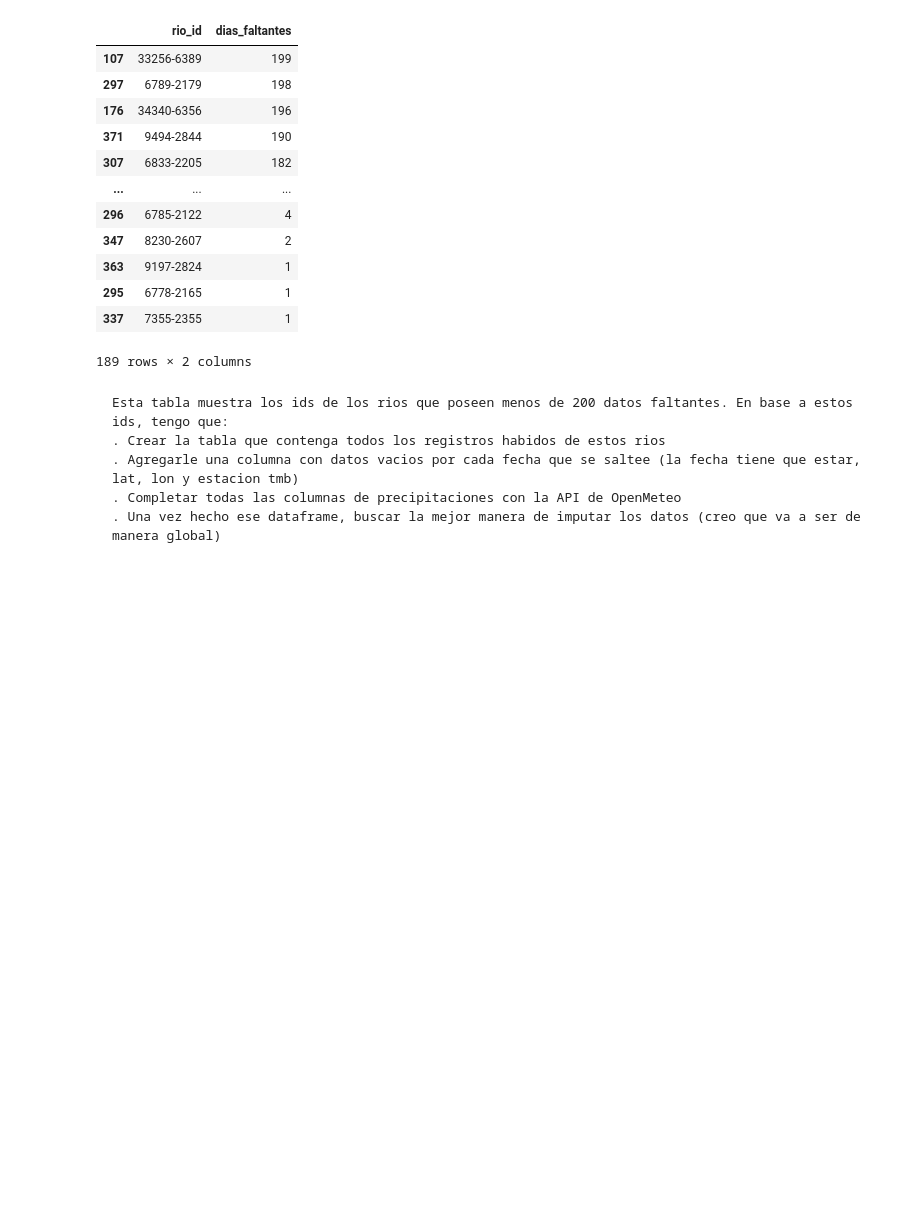
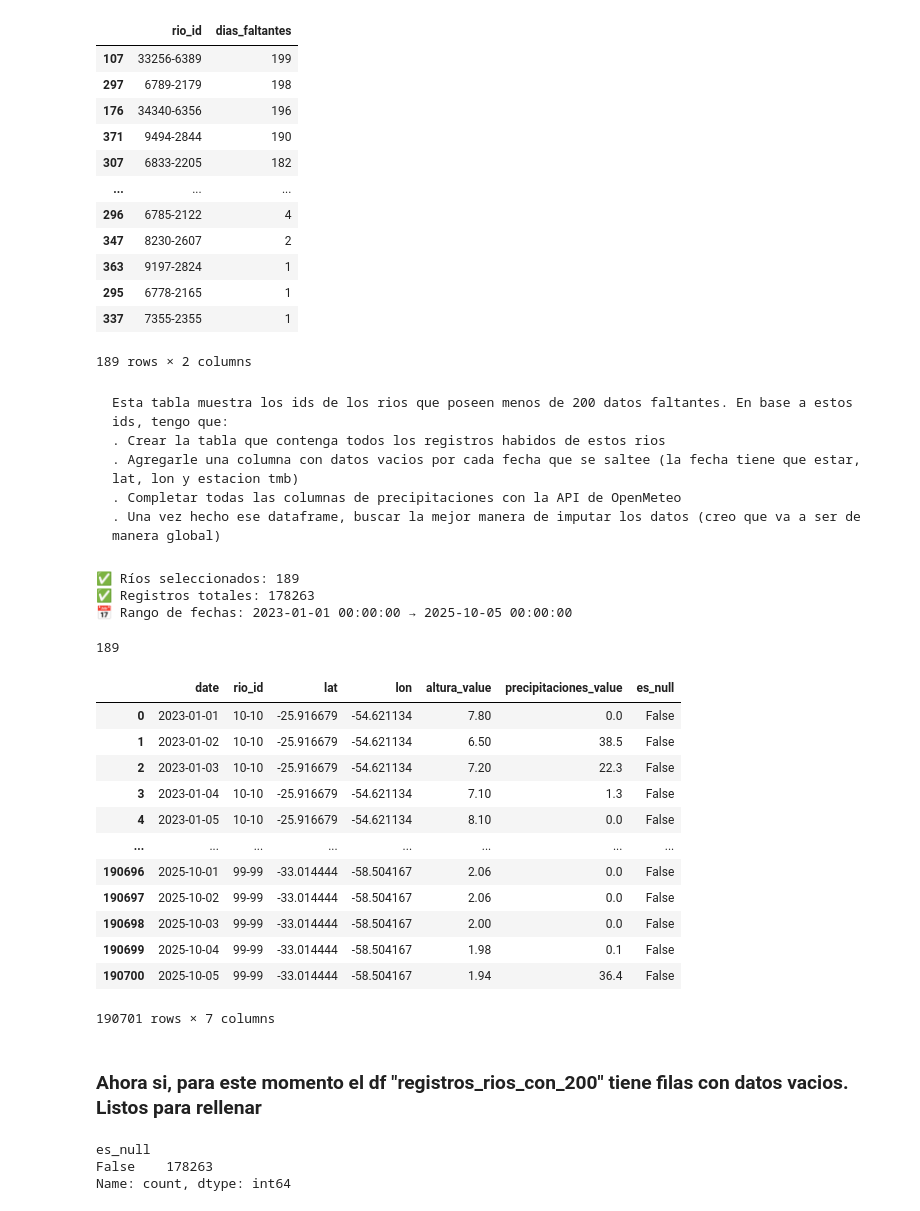
Before and after one commit to NicoBatti/sirena_batti_pruebas, a Jupyter notebook: preparando_el_df_final.ipynb, the cells around one changed output. Drawn from its saved outputs; the diff is of its cells as text; code cells hidden in the pictures; blank space fills up the shorter version.

Commit message:
hecho el df listo para imputar datos faltantes

````diff
--- a/preparando_el_df_final.ipynb
+++ b/preparando_el_df_final.ipynb
@@ -210,3 +210,80 @@ Esta tabla muestra los ids de los rios que poseen menos de 200 datos faltantes.
 . Completar todas las columnas de precipitaciones con la API de OpenMeteo
 . Una vez hecho ese dataframe, buscar la mejor manera de imputar los datos (creo que va a ser de manera global)
 ```
+# %%
+# --- CARGA DE DATOS (evitando la columna 'Unnamed: 0') ---
+df = pd.read_csv("df_rios_precipitaciones_limpio.csv", index_col=False)
+rios_faltantes_df = df_200
+
+# Si por alguna razón aún existe la columna 'Unnamed: 0', la eliminamos
+if "Unnamed: 0" in df.columns:
+    df = df.drop(columns=["Unnamed: 0"])
+if "Unnamed: 0" in rios_faltantes_df.columns:
+    rios_faltantes_df = rios_faltantes_df.drop(columns=["Unnamed: 0"])
+
+# --- ASEGURAR TIPOS DE DATOS ---
+df["rio_id"] = df["rio_id"].astype(str)
+rios_faltantes_df["rio_id"] = rios_faltantes_df["rio_id"].astype(str)
+df["date"] = pd.to_datetime(df["date"])
+
+# --- FILTRAR POR FECHA ---
+df = df[df["date"] >= "2023-01-01"]
+
+# --- FILTRAR POR LOS RÍOS DESEADOS ---
+df_filtrado = df[df["rio_id"].isin(rios_faltantes_df["rio_id"])]
+
+# --- CONFIRMACIONES ---
+print(f"✅ Ríos seleccionados: {df_filtrado['rio_id'].nunique()}")
+print(f"✅ Registros totales: {len(df_filtrado)}")
+print(f"📅 Rango de fechas: {df_filtrado['date'].min()} → {df_filtrado['date'].max()}")
+# %% [output]
+✅ Ríos seleccionados: 189
+✅ Registros totales: 178263
+📅 Rango de fechas: 2023-01-01 00:00:00 → 2025-10-05 00:00:00
+# %%
+df_filtrado = df_filtrado.reset_index(drop=True)
+len(df_filtrado["rio_id"].unique())
+# %% [output]
+189
+# %%
+fecha_inicio = pd.to_datetime("2023-01-01")
+fecha_fin = pd.to_datetime("2025-10-05")
+rango_fechas_global = pd.date_range(start=fecha_inicio, end=fecha_fin, freq="D")
+
+dfs_completos = []
+
+for rio_id, grupo in df_filtrado.groupby("rio_id"):
+    grupo = grupo.set_index("date").reindex(rango_fechas_global)
+    grupo = grupo.reset_index().rename(columns={"index": "date"})
+    grupo["rio_id"] = rio_id
+    grupo["lat"] = grupo["lat"].fillna(method="ffill").fillna(method="bfill")
+    grupo["lon"] = grupo["lon"].fillna(method="ffill").fillna(method="bfill")
+    dfs_completos.append(grupo)
+
+df_completo = pd.concat(dfs_completos, ignore_index=True)
+df_completo = df_completo.sort_values(["rio_id", "date"]).reset_index(drop=True)
+# %%
+df_completo
+# %% [output]
+|  | date | rio_id | lat | lon | altura_value | precipitaciones_value | es_null |
+| 0 | 2023-01-01 | 10-10 | -25.916679 | -54.621134 | 7.80 | 0.0 | False |
+| 1 | 2023-01-02 | 10-10 | -25.916679 | -54.621134 | 6.50 | 38.5 | False |
+| 2 | 2023-01-03 | 10-10 | -25.916679 | -54.621134 | 7.20 | 22.3 | False |
+| 3 | 2023-01-04 | 10-10 | -25.916679 | -54.621134 | 7.10 | 1.3 | False |
+| 4 | 2023-01-05 | 10-10 | -25.916679 | -54.621134 | 8.10 | 0.0 | False |
+| ... | ... | ... | ... | ... | ... | ... | ... |
+| 190696 | 2025-10-01 | 99-99 | -33.014444 | -58.504167 | 2.06 | 0.0 | False |
+| 190697 | 2025-10-02 | 99-99 | -33.014444 | -58.504167 | 2.06 | 0.0 | False |
+| 190698 | 2025-10-03 | 99-99 | -33.014444 | -58.504167 | 2.00 | 0.0 | False |
+| 190699 | 2025-10-04 | 99-99 | -33.014444 | -58.504167 | 1.98 | 0.1 | False |
+| 190700 | 2025-10-05 | 99-99 | -33.014444 | -58.504167 | 1.94 | 36.4 | False |
+190701 rows × 7 columns
+# %% [markdown]
+### Ahora si, para este momento el df "registros_rios_con_200" tiene filas con datos vacios. Listos para rellenar
+# %%
+df_completo["es_null"].value_counts()
+#En promedio, a cada rio le faltan 65 datos de 1008
+# %% [output]
+es_null
+False    178263
+Name: count, dtype: int64
````
Also changed, not shown: 1 other file.
